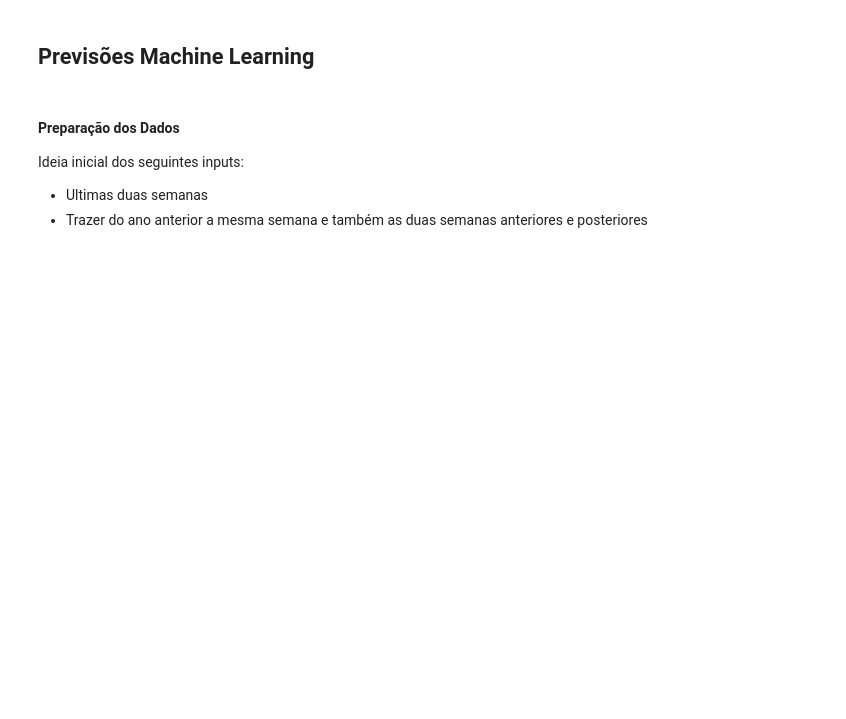
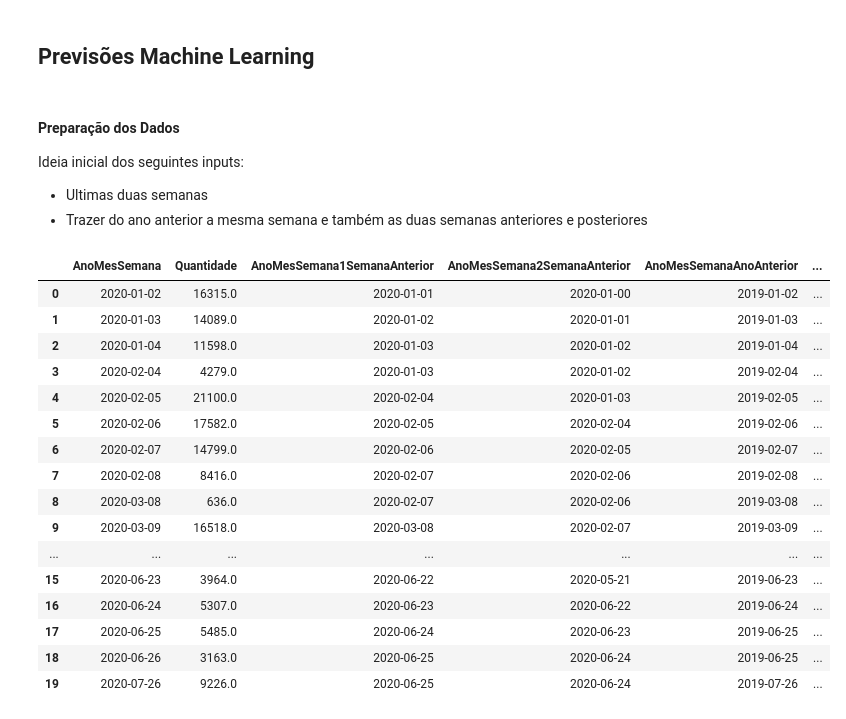
Before and after one commit to gdutramartins/bi-master, a Jupyter notebook: Trabalhos-Curso/2021-05-DM/time-series.ipynb, the cells around one changed output. Saved outputs shown, nothing was run; the diff lists cells and outputs as text; code cells hidden in the pictures; blank space fills up the shorter version.

```diff
--- a/Trabalhos-Curso/2021-05-DM/time-series.ipynb
+++ b/Trabalhos-Curso/2021-05-DM/time-series.ipynb
@@ -270,3 +309,34 @@ Warnings:
 Ideia inicial dos seguintes inputs:
 - Ultimas duas semanas
 - Trazer do ano anterior a mesma semana e também as duas semanas anteriores e posteriores
+# %%
+df_venda_ml = df_venda_preparado[df_venda_preparado.AnoMesSemana >= '2020-01-02'].sort_values(['AnoMesSemana'])
+df_venda_agrupado_ml = df_venda_ml.groupby('AnoMesSemana', as_index=False).agg({
+    'Quantidade':'sum',
+    'AnoMesSemana1SemanaAnterior': 'max',
+    'AnoMesSemana2SemanaAnterior': 'max',
+    'AnoMesSemanaAnoAnterior': 'max',
+    'AnoMesSemanaAnoAnterior1Semana':'max',
+    'AnoMesSemanaAnoAnterior2Semana':'max'})
+#df_venda_agrupado_ml = pd.concat([df_venda_agrupado_ml,df_venda_agrupado_ml['AnoMesSemana'].str.split('-', expand=True)], axis=1)
+#df_venda_agrupado_ml.rename(columns={0: 'Ano', 1:'Mes', 2:'Semana'}, inplace=True)
+# %%
+df_venda_agrupado_ml.head(20)
+# %% [output]
+|  | AnoMesSemana | Quantidade | AnoMesSemana1SemanaAnterior | AnoMesSemana2SemanaAnterior | AnoMesSemanaAnoAnterior | ... |
+| 0 | 2020-01-02 | 16315.0 | 2020-01-01 | 2020-01-00 | 2019-01-02 | ... |
+| 1 | 2020-01-03 | 14089.0 | 2020-01-02 | 2020-01-01 | 2019-01-03 | ... |
+| 2 | 2020-01-04 | 11598.0 | 2020-01-03 | 2020-01-02 | 2019-01-04 | ... |
+| 3 | 2020-02-04 | 4279.0 | 2020-01-03 | 2020-01-02 | 2019-02-04 | ... |
+| 4 | 2020-02-05 | 21100.0 | 2020-02-04 | 2020-01-03 | 2019-02-05 | ... |
+| 5 | 2020-02-06 | 17582.0 | 2020-02-05 | 2020-02-04 | 2019-02-06 | ... |
+| 6 | 2020-02-07 | 14799.0 | 2020-02-06 | 2020-02-05 | 2019-02-07 | ... |
+| 7 | 2020-02-08 | 8416.0 | 2020-02-07 | 2020-02-06 | 2019-02-08 | ... |
+| 8 | 2020-03-08 | 636.0 | 2020-02-07 | 2020-02-06 | 2019-03-08 | ... |
+| 9 | 2020-03-09 | 16518.0 | 2020-03-08 | 2020-02-07 | 2019-03-09 | ... |
+| ... | ... | ... | ... | ... | ... | ... |
+| 15 | 2020-06-23 | 3964.0 | 2020-06-22 | 2020-05-21 | 2019-06-23 | ... |
+| 16 | 2020-06-24 | 5307.0 | 2020-06-23 | 2020-06-22 | 2019-06-24 | ... |
+| 17 | 2020-06-25 | 5485.0 | 2020-06-24 | 2020-06-23 | 2019-06-25 | ... |
+| 18 | 2020-06-26 | 3163.0 | 2020-06-25 | 2020-06-24 | 2019-06-25 | ... |
+| 19 | 2020-07-26 | 9226.0 | 2020-06-25 | 2020-06-24 | 2019-07-26 | ... |
```
Also changed, not shown: parts of 14 cells of this notebook.
